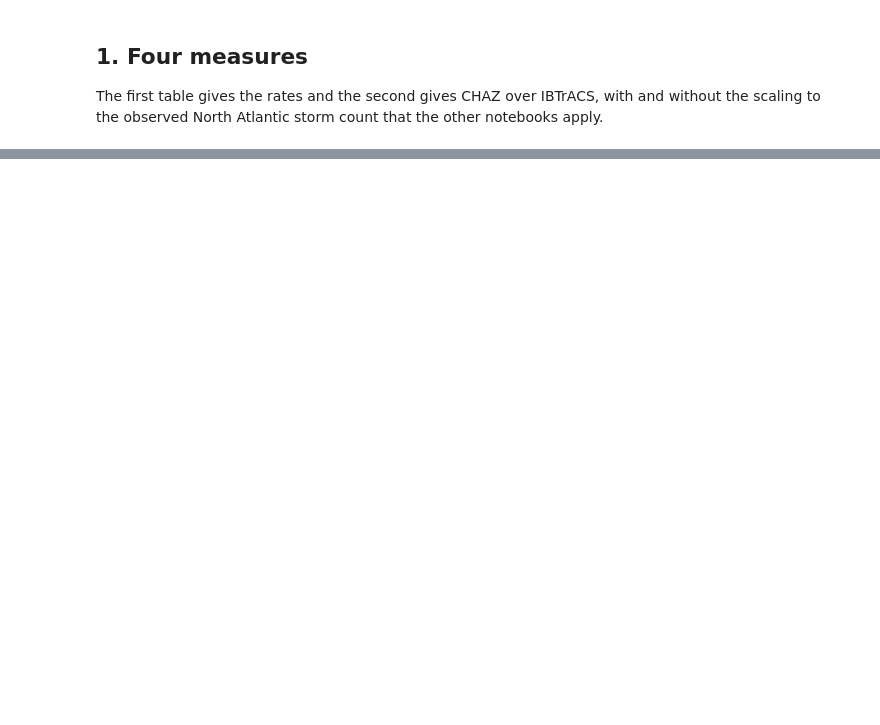
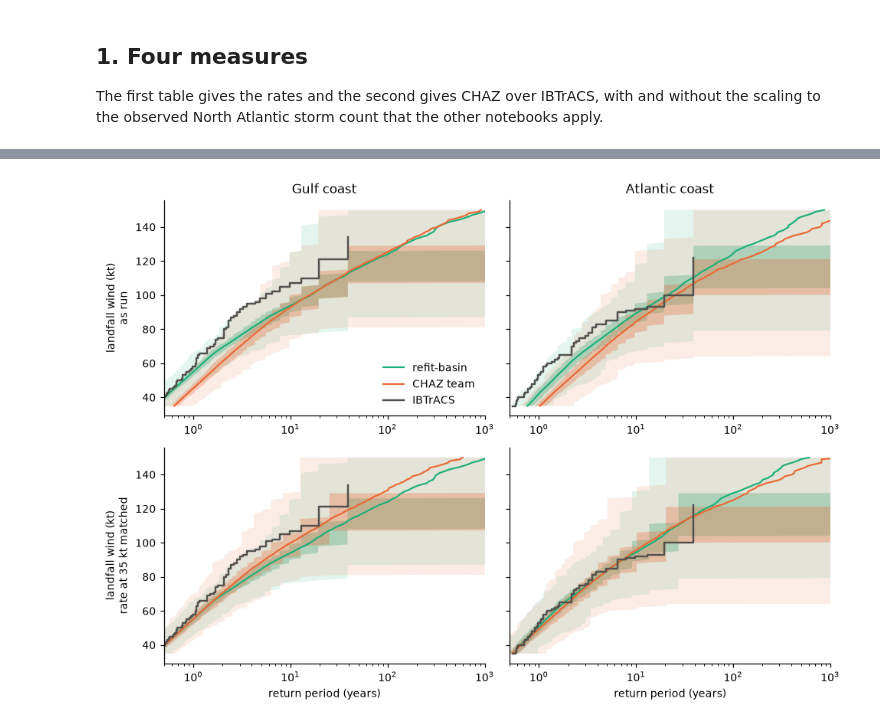
Before and after one commit to carbonplan/ocr-multi-hazard, a Jupyter notebook: docs/methods/hurricane-risk/landfall.ipynb, the cells around one changed output, grey strips where cells are left out. Cells and saved outputs as stored; diff of their text form; code cells hidden in the pictures; blank space fills up the shorter version.

Commit message:
Add landfall.ipynb: US landfalls by Emanuel's and Lee's rules

```diff
--- a/docs/methods/hurricane-risk/landfall.ipynb
+++ b/docs/methods/hurricane-risk/landfall.ipynb
@@ -504,0 +332,13 @@ over water is missed (Dorian).
+# %%
+steps = {}
+for name in ('IBTrACS', SET):
+    for threshold in (64, 96):
+        steps[(name, f'≥ {threshold} kt')] = {
+            measure: count(rows[name], measure, threshold) / members[name]
+            for measure in (PUBLISHED, FIRST_OFF, OURS)
+        }
+steps = pd.DataFrame(steps).T
+steps.style.format('{:.1f}').set_caption(
+    'US Atlantic and Gulf landfalls 1981-2019 as the rule changes one step at a time'
+    f' (CHAZ: per {members[SET]} members a year, so per 39 years)'
+)
@@ -504,0 +514,42 @@ over water is missed (Dorian).
+# %%
+fig, axes = plt.subplots(2, 2, figsize=(9, 6.4), sharey=True)
+
+
+def period(rate):
+    """Return period (years) of an exceedance rate (per year)."""
+    return 1 / np.maximum(rate, 1e-9)
+
+
+for col, coast in enumerate(COASTS):
+    observed_rate = exc['IBTrACS'][coast][0] / YEARS
+    for row, adjusted in enumerate((False, True)):
+        ax = axes[row, col]
+        for name in (SET, 'CHAZ team'):
+            rate = exc[name][coast] / YEARS
+            if adjusted:
+                rate = rate * (obs35[coast] / YEARS) / rate[:, 0].mean()
+            low, q25, q75, high = np.percentile(rate, [0, 25, 75, 100], axis=0)
+            color = COLORS[name]
+            ax.fill_betweenx(LEVELS, period(high), period(low), color=color, alpha=0.12, lw=0)
+            ax.fill_betweenx(LEVELS, period(q75), period(q25), color=color, alpha=0.3, lw=0)
+            ax.plot(period(rate.mean(axis=0)), LEVELS, color=color, lw=1.4, label=name)
+        seen = observed_rate > 0
+        ax.step(
+            1 / observed_rate[seen],
+            LEVELS[seen],
+            color=COLORS['IBTrACS'],
+            lw=1.6,
+            where='post',
+            label='IBTrACS',
+        )
+        ax.set_xscale('log')
+        ax.set_xlim(0.5, 1000)
+    axes[0, col].set_title(coast)
+axes[0, 0].set_ylabel('landfall wind (kt)\nas run')
+axes[1, 0].set_ylabel('landfall wind (kt)\nrate at 35 kt matched')
+for ax in axes[1]:
+    ax.set_xlabel('return period (years)')
+axes[0, 0].legend(frameon=False, loc='lower right')
+fig.tight_layout()
+# %% [output]
+[figure, added]
```
Also changed, not shown: parts of 40 cells of this notebook.
